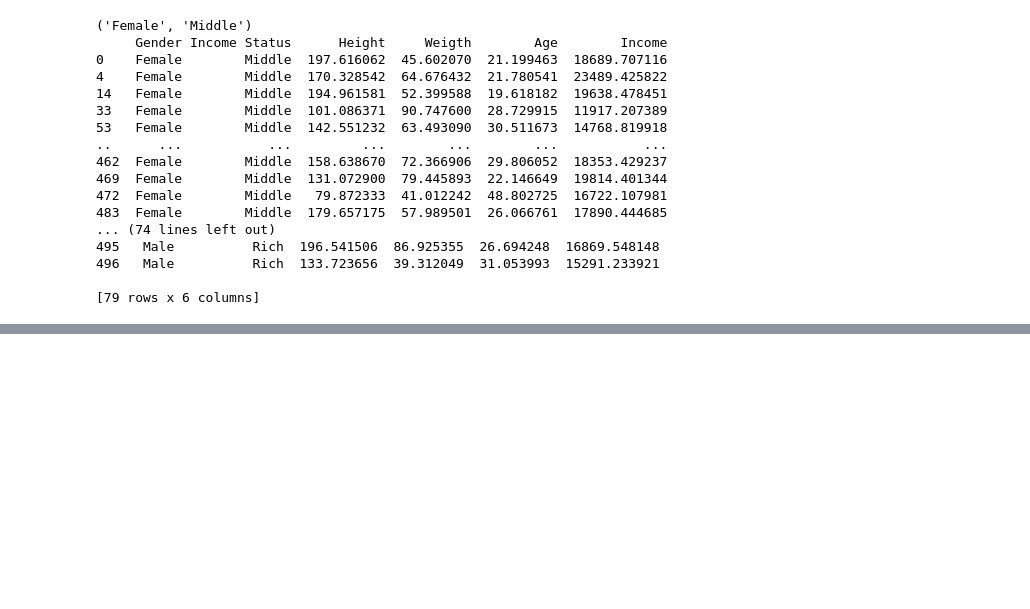
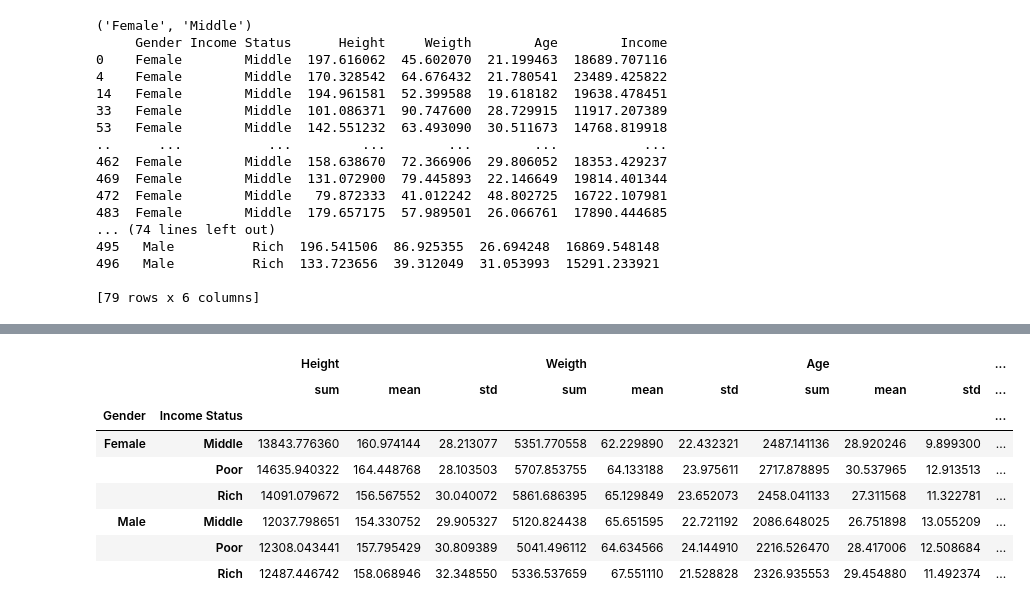
Before and after one commit to nil-andreu/machinelearningcourse, a Jupyter notebook: Part 6; Data Cleaning - Data Agrupation.ipynb, the cells around one changed output, grey strips where cells are left out. Cells and saved outputs as stored; diff of their text form; code cells hidden in the pictures; blank space fills up the shorter version.

```diff
--- a/Part 6; Data Cleaning - Data Agrupation.ipynb
+++ b/Part 6; Data Cleaning - Data Agrupation.ipynb
@@ -94,0 +143,15 @@ for names, groups in double_grouped:
+# %%
+#If we want for all the columns different values
+double_grouped.aggregate([np.sum, np.mean, np.std])
+
+#Where for each column of the group we get the sum, the mean and the standard deviation
+# %% [output]
+|  |  | Height |  |  | Weigth |  |  | Age |  |  | ... |
+|  |  | sum | mean | std | sum | mean | std | sum | mean | std | ... |
+| Gender | Income Status |  |  |  |  |  |  |  |  |  | ... |
+| Female | Middle | 13843.776360 | 160.974144 | 28.213077 | 5351.770558 | 62.229890 | 22.432321 | 2487.141136 | 28.920246 | 9.899300 | ... |
+|  | Poor | 14635.940322 | 164.448768 | 28.103503 | 5707.853755 | 64.133188 | 23.975611 | 2717.878895 | 30.537965 | 12.913513 | ... |
+|  | Rich | 14091.079672 | 156.567552 | 30.040072 | 5861.686395 | 65.129849 | 23.652073 | 2458.041133 | 27.311568 | 11.322781 | ... |
+| Male | Middle | 12037.798651 | 154.330752 | 29.905327 | 5120.824438 | 65.651595 | 22.721192 | 2086.648025 | 26.751898 | 13.055209 | ... |
+|  | Poor | 12308.043441 | 157.795429 | 30.809389 | 5041.496112 | 64.634566 | 24.144910 | 2216.526470 | 28.417006 | 12.508684 | ... |
+|  | Rich | 12487.446742 | 158.068946 | 32.348550 | 5336.537659 | 67.551110 | 21.528828 | 2326.935553 | 29.454880 | 11.492374 | ... |
```
Also changed, not shown: parts of 10 cells of this notebook.
